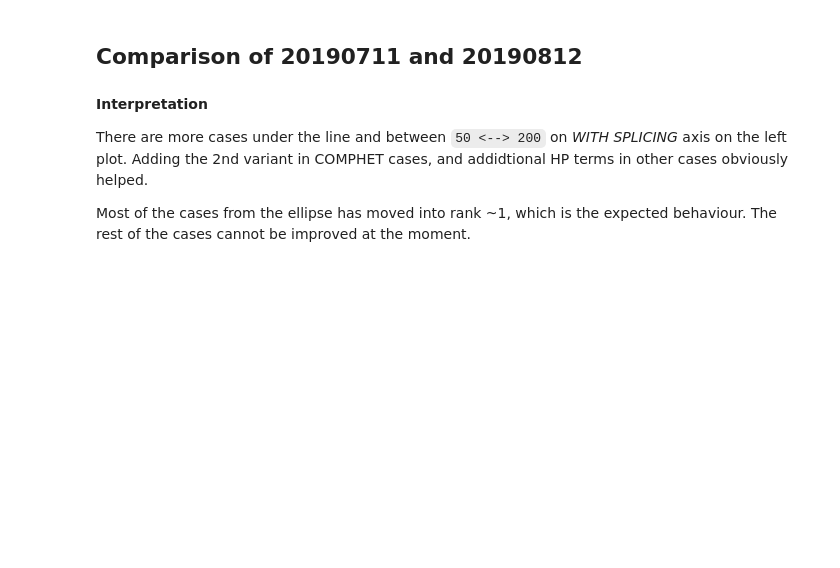
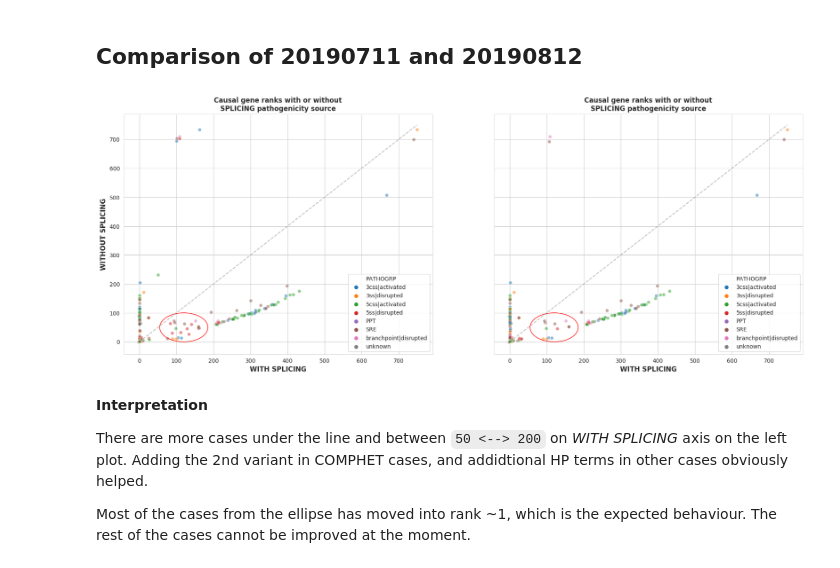
Before and after one commit to monarch-initiative/ExomiserSimulations, a Jupyter notebook: 3S Exomiser performance evaluation.ipynb, the cells around one changed output. Drawn from its saved outputs; the diff is of its cells as text; code cells hidden in the pictures; blank space fills up the shorter version.

```diff
--- a/3S Exomiser performance evaluation.ipynb
+++ b/3S Exomiser performance evaluation.ipynb
@@ -92,16 +112,18 @@ k = ax.add_patch(e20190711)
 # %% [markdown]
 ## Comparison of 20190711 and 20190812
 # %%
-fig, ax = plt.subplots(1, 2, figsize=(22, 8), dpi=200, sharey=True)
+fig, ax = plt.subplots(1, 2, figsize=(22, 8), dpi=100, sharey=True)
 plot_multicolor(df20190711.WITH_SPLICING, df20190711.WITHOUT_SPLICING, df20190711.PATHOGRP, ho, ax=ax[0])
 plot_multicolor(df20190812.WITH_SPLICING, df20190812.WITHOUT_SPLICING, df20190812.PATHOGRP, ho, ax=ax[1])
 
 e20190711 = Ellipse((120, 50), width=130, height=100, facecolor='none', edgecolor="red")
 ax[0].add_patch(e20190711);
 
 # the same ellipse but for different plot
 e20190812 = Ellipse((120, 50), width=130, height=100, facecolor='none', edgecolor="red")
 ax[1].add_patch(e20190812);
+# %% [output]
+[figure, added]
 # %% [markdown]
 **Interpretation**
 
```
Also changed, not shown: parts of 29 cells of this notebook, 4 other files.
